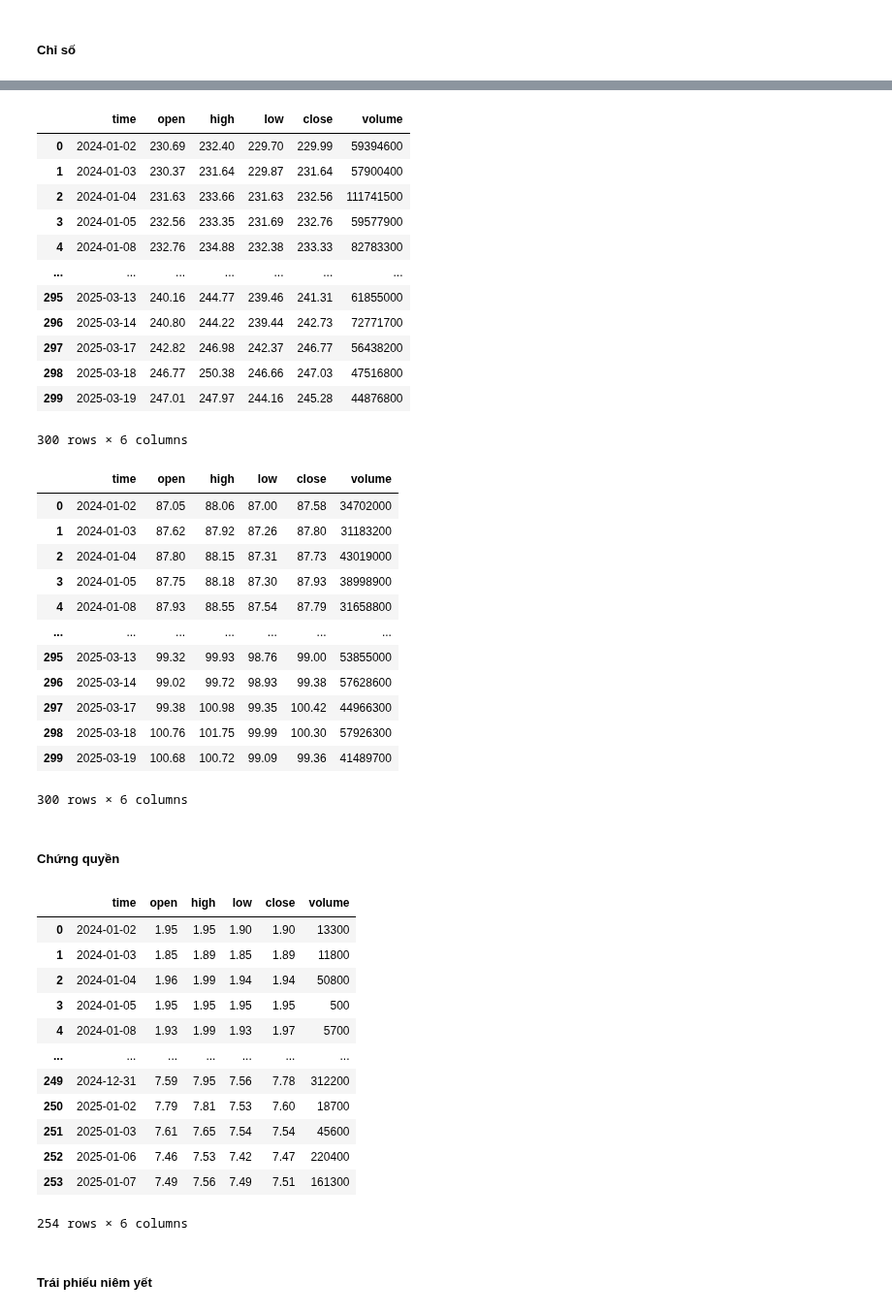
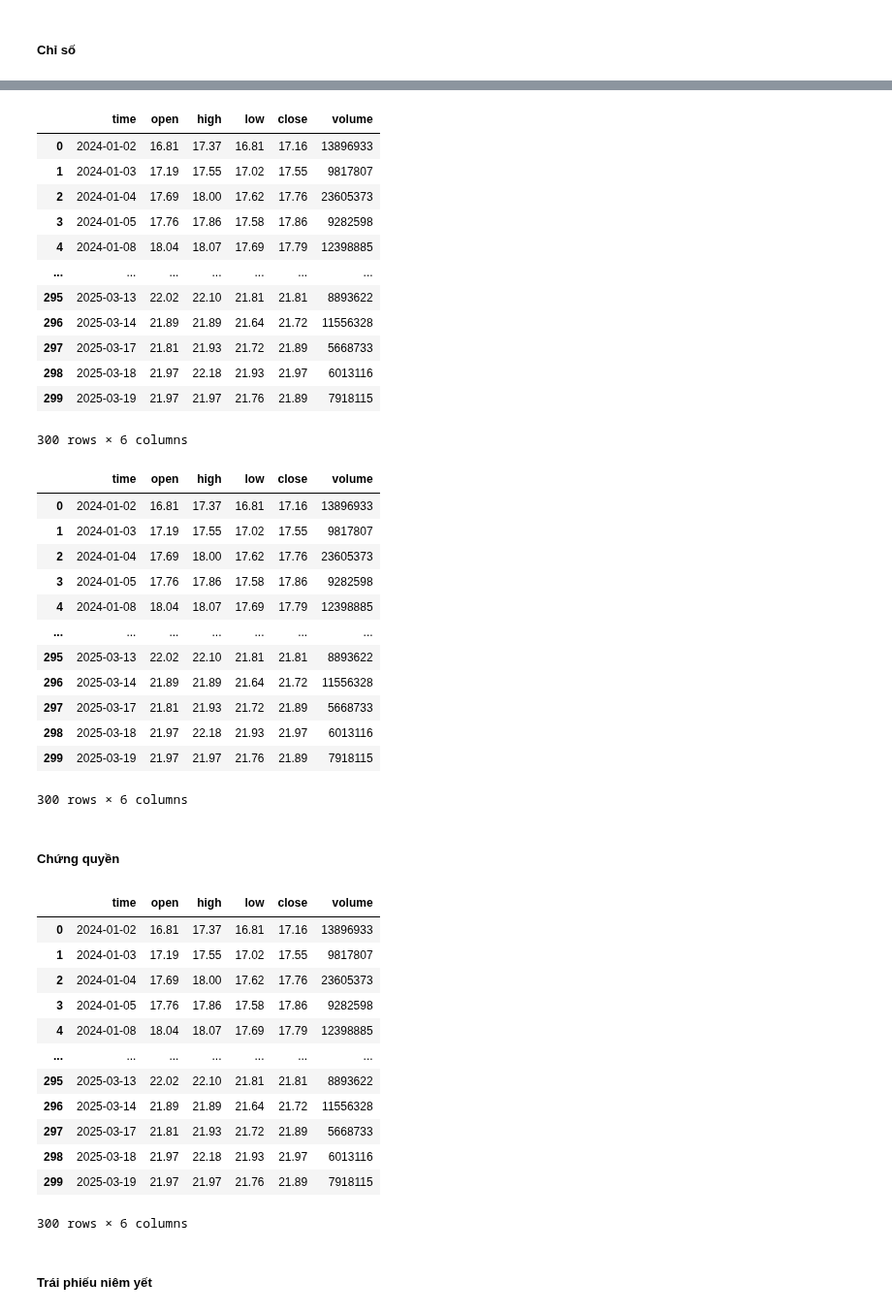
Before and after one commit to thinh-vu/vnstock, a Jupyter notebook: docs/1_vietnam_stock_vnstock3.ipynb, the cells around one changed output, grey strips where cells are left out. Shown at 97% size. Saved outputs shown, nothing was run; the diff lists cells and outputs as text; code cells hidden in the pictures.

```diff
--- a/docs/1_vietnam_stock_vnstock3.ipynb
+++ b/docs/1_vietnam_stock_vnstock3.ipynb
@@ -143,5 +144,8 @@ stock.listing.industries_icb()
 # %% [markdown]
 ## Quote: Giá chứng khoán
+# %%
+from vnstock import Quote
+quote = Quote(symbol='ACB', source='VCI')
 # %% [markdown]
 #### Giá lịch sử
 # %% [markdown]
@@ -228,54 +225,54 @@ stock.quote.history(symbol='VNINDEX', start='2024-01-02', end='2025-03-19', inte
 300 rows × 6 columns
 # %%
-stock.quote.history(symbol='HNXINDEX', start='2024-01-02', end='2025-03-19', interval='1D')
+quote.history(symbol='HNXINDEX', start='2024-01-02', end='2025-03-19', interval='1D')
 # %% [output]
 |  | time | open | high | low | close | volume |
-| 0 | 2024-01-02 | 230.69 | 232.40 | 229.70 | 229.99 | 59394600 |
-| 1 | 2024-01-03 | 230.37 | 231.64 | 229.87 | 231.64 | 57900400 |
-| 2 | 2024-01-04 | 231.63 | 233.66 | 231.63 | 232.56 | 111741500 |
-| 3 | 2024-01-05 | 232.56 | 233.35 | 231.69 | 232.76 | 59577900 |
-| 4 | 2024-01-08 | 232.76 | 234.88 | 232.38 | 233.33 | 82783300 |
+| 0 | 2024-01-02 | 16.81 | 17.37 | 16.81 | 17.16 | 13896933 |
+| 1 | 2024-01-03 | 17.19 | 17.55 | 17.02 | 17.55 | 9817807 |
+| 2 | 2024-01-04 | 17.69 | 18.00 | 17.62 | 17.76 | 23605373 |
+| 3 | 2024-01-05 | 17.76 | 17.86 | 17.58 | 17.86 | 9282598 |
+| 4 | 2024-01-08 | 18.04 | 18.07 | 17.69 | 17.79 | 12398885 |
 | ... | ... | ... | ... | ... | ... | ... |
-| 295 | 2025-03-13 | 240.16 | 244.77 | 239.46 | 241.31 | 61855000 |
-| 296 | 2025-03-14 | 240.80 | 244.22 | 239.44 | 242.73 | 72771700 |
-| 297 | 2025-03-17 | 242.82 | 246.98 | 242.37 | 246.77 | 56438200 |
-| 298 | 2025-03-18 | 246.77 | 250.38 | 246.66 | 247.03 | 47516800 |
-| 299 | 2025-03-19 | 247.01 | 247.97 | 244.16 | 245.28 | 44876800 |
+| 295 | 2025-03-13 | 22.02 | 22.10 | 21.81 | 21.81 | 8893622 |
+| 296 | 2025-03-14 | 21.89 | 21.89 | 21.64 | 21.72 | 11556328 |
+| 297 | 2025-03-17 | 21.81 | 21.93 | 21.72 | 21.89 | 5668733 |
+| 298 | 2025-03-18 | 21.97 | 22.18 | 21.93 | 21.97 | 6013116 |
+| 299 | 2025-03-19 | 21.97 | 21.97 | 21.76 | 21.89 | 7918115 |
 300 rows × 6 columns
 # %%
-stock.quote.history(symbol='UPCOMINDEX', start='2024-01-02', end='2025-03-19', interval='1D')
+quote.history(symbol='UPCOMINDEX', start='2024-01-02', end='2025-03-19', interval='1D')
 # %% [output]
 |  | time | open | high | low | close | volume |
-| 0 | 2024-01-02 | 87.05 | 88.06 | 87.00 | 87.58 | 34702000 |
-| 1 | 2024-01-03 | 87.62 | 87.92 | 87.26 | 87.80 | 31183200 |
-| 2 | 2024-01-04 | 87.80 | 88.15 | 87.31 | 87.73 | 43019000 |
-| 3 | 2024-01-05 | 87.75 | 88.18 | 87.30 | 87.93 | 38998900 |
-| 4 | 2024-01-08 | 87.93 | 88.55 | 87.54 | 87.79 | 31658800 |
+| 0 | 2024-01-02 | 16.81 | 17.37 | 16.81 | 17.16 | 13896933 |
+| 1 | 2024-01-03 | 17.19 | 17.55 | 17.02 | 17.55 | 9817807 |
+| 2 | 2024-01-04 | 17.69 | 18.00 | 17.62 | 17.76 | 23605373 |
+| 3 | 2024-01-05 | 17.76 | 17.86 | 17.58 | 17.86 | 9282598 |
+| 4 | 2024-01-08 | 18.04 | 18.07 | 17.69 | 17.79 | 12398885 |
 | ... | ... | ... | ... | ... | ... | ... |
-| 295 | 2025-03-13 | 99.32 | 99.93 | 98.76 | 99.00 | 53855000 |
-| 296 | 2025-03-14 | 99.02 | 99.72 | 98.93 | 99.38 | 57628600 |
-| 297 | 2025-03-17 | 99.38 | 100.98 | 99.35 | 100.42 | 44966300 |
-| 298 | 2025-03-18 | 100.76 | 101.75 | 99.99 | 100.30 | 57926300 |
-| 299 | 2025-03-19 | 100.68 | 100.72 | 99.09 | 99.36 | 41489700 |
+| 295 | 2025-03-13 | 22.02 | 22.10 | 21.81 | 21.81 | 8893622 |
+| 296 | 2025-03-14 | 21.89 | 21.89 | 21.64 | 21.72 | 11556328 |
+| 297 | 2025-03-17 | 21.81 | 21.93 | 21.72 | 21.89 | 5668733 |
+| 298 | 2025-03-18 | 21.97 | 22.18 | 21.93 | 21.97 | 6013116 |
+| 299 | 2025-03-19 | 21.97 | 21.97 | 21.76 | 21.89 | 7918115 |
 300 rows × 6 columns
 # %% [markdown]
 ##### Chứng quyền
 # %%
-stock.quote.history(symbol='CFPT2314', start='2024-01-02', end='2025-03-19', interval='1D')
+quote.history(symbol='CFPT2314', start='2024-01-02', end='2025-03-19', interval='1D')
 # %% [output]
 |  | time | open | high | low | close | volume |
-| 0 | 2024-01-02 | 1.95 | 1.95 | 1.90 | 1.90 | 13300 |
-| 1 | 2024-01-03 | 1.85 | 1.89 | 1.85 | 1.89 | 11800 |
-| 2 | 2024-01-04 | 1.96 | 1.99 | 1.94 | 1.94 | 50800 |
-| 3 | 2024-01-05 | 1.95 | 1.95 | 1.95 | 1.95 | 500 |
-| 4 | 2024-01-08 | 1.93 | 1.99 | 1.93 | 1.97 | 5700 |
+| 0 | 2024-01-02 | 16.81 | 17.37 | 16.81 | 17.16 | 13896933 |
+| 1 | 2024-01-03 | 17.19 | 17.55 | 17.02 | 17.55 | 9817807 |
+| 2 | 2024-01-04 | 17.69 | 18.00 | 17.62 | 17.76 | 23605373 |
+| 3 | 2024-01-05 | 17.76 | 17.86 | 17.58 | 17.86 | 9282598 |
+| 4 | 2024-01-08 | 18.04 | 18.07 | 17.69 | 17.79 | 12398885 |
 | ... | ... | ... | ... | ... | ... | ... |
-| 249 | 2024-12-31 | 7.59 | 7.95 | 7.56 | 7.78 | 312200 |
-| 250 | 2025-01-02 | 7.79 | 7.81 | 7.53 | 7.60 | 18700 |
-| 251 | 2025-01-03 | 7.61 | 7.65 | 7.54 | 7.54 | 45600 |
-| 252 | 2025-01-06 | 7.46 | 7.53 | 7.42 | 7.47 | 220400 |
-| 253 | 2025-01-07 | 7.49 | 7.56 | 7.49 | 7.51 | 161300 |
+| 295 | 2025-03-13 | 22.02 | 22.10 | 21.81 | 21.81 | 8893622 |
+| 296 | 2025-03-14 | 21.89 | 21.89 | 21.64 | 21.72 | 11556328 |
+| 297 | 2025-03-17 | 21.81 | 21.93 | 21.72 | 21.89 | 5668733 |
+| 298 | 2025-03-18 | 21.97 | 22.18 | 21.93 | 21.97 | 6013116 |
+| 299 | 2025-03-19 | 21.97 | 21.97 | 21.76 | 21.89 | 7918115 |
-254 rows × 6 columns
+300 rows × 6 columns
 # %% [markdown]
 ##### Trái phiếu niêm yết
 # %%
```
Also changed, not shown: parts of 55 cells of this notebook, 6 other files.
